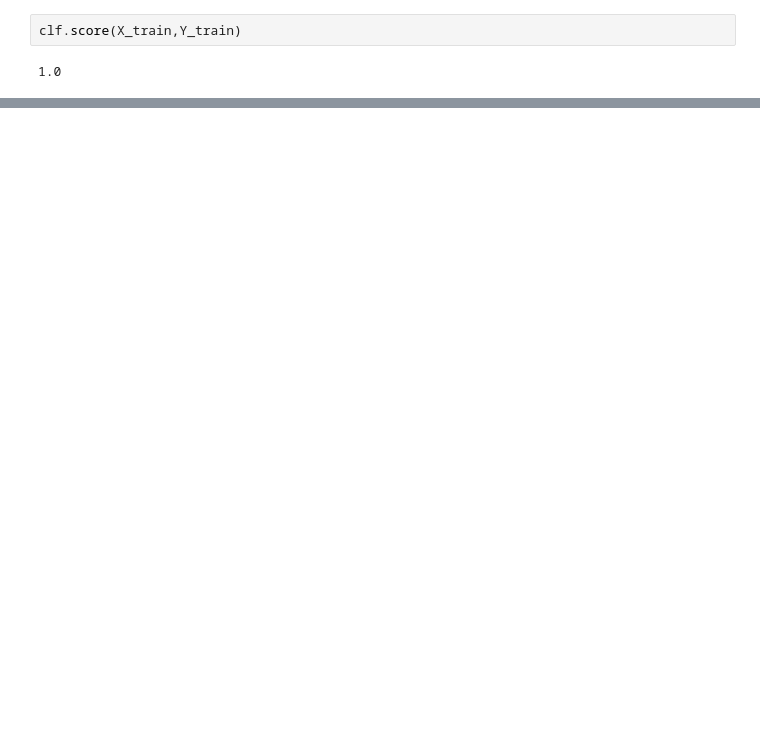
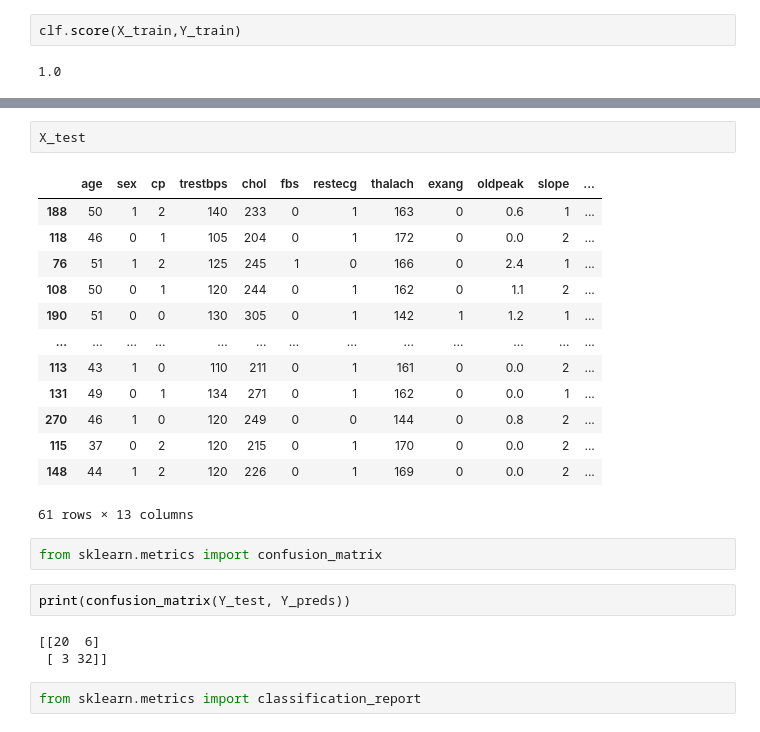
Before and after one commit to oyesiji/zero-to-mastery-ml, a Jupyter notebook: introduction-to-scikit.ipynb, the cells around one changed output, grey strips where cells are left out. Drawn from its saved outputs; the diff is of its cells as text; blank space fills up the shorter version.

```diff
--- a/introduction-to-scikit.ipynb
+++ b/introduction-to-scikit.ipynb
@@ -127,0 +128,25 @@ clf.score(X_test,Y_test)
+# %%
+X_test
+# %% [output]
+|  | age | sex | cp | trestbps | chol | fbs | restecg | thalach | exang | oldpeak | slope | ... |
+| 188 | 50 | 1 | 2 | 140 | 233 | 0 | 1 | 163 | 0 | 0.6 | 1 | ... |
+| 118 | 46 | 0 | 1 | 105 | 204 | 0 | 1 | 172 | 0 | 0.0 | 2 | ... |
+| 76 | 51 | 1 | 2 | 125 | 245 | 1 | 0 | 166 | 0 | 2.4 | 1 | ... |
+| 108 | 50 | 0 | 1 | 120 | 244 | 0 | 1 | 162 | 0 | 1.1 | 2 | ... |
+| 190 | 51 | 0 | 0 | 130 | 305 | 0 | 1 | 142 | 1 | 1.2 | 1 | ... |
+| ... | ... | ... | ... | ... | ... | ... | ... | ... | ... | ... | ... | ... |
+| 113 | 43 | 1 | 0 | 110 | 211 | 0 | 1 | 161 | 0 | 0.0 | 2 | ... |
+| 131 | 49 | 0 | 1 | 134 | 271 | 0 | 1 | 162 | 0 | 0.0 | 1 | ... |
+| 270 | 46 | 1 | 0 | 120 | 249 | 0 | 0 | 144 | 0 | 0.8 | 2 | ... |
+| 115 | 37 | 0 | 2 | 120 | 215 | 0 | 1 | 170 | 0 | 0.0 | 2 | ... |
+| 148 | 44 | 1 | 2 | 120 | 226 | 0 | 1 | 169 | 0 | 0.0 | 2 | ... |
+61 rows × 13 columns
+# %%
+from sklearn.metrics import confusion_matrix
+# %%
+print(confusion_matrix(Y_test, Y_preds))
+# %% [output]
+[[20  6]
+ [ 3 32]]
+# %%
+from sklearn.metrics import classification_report
```
Also changed, not shown: parts of 9 cells of this notebook.
